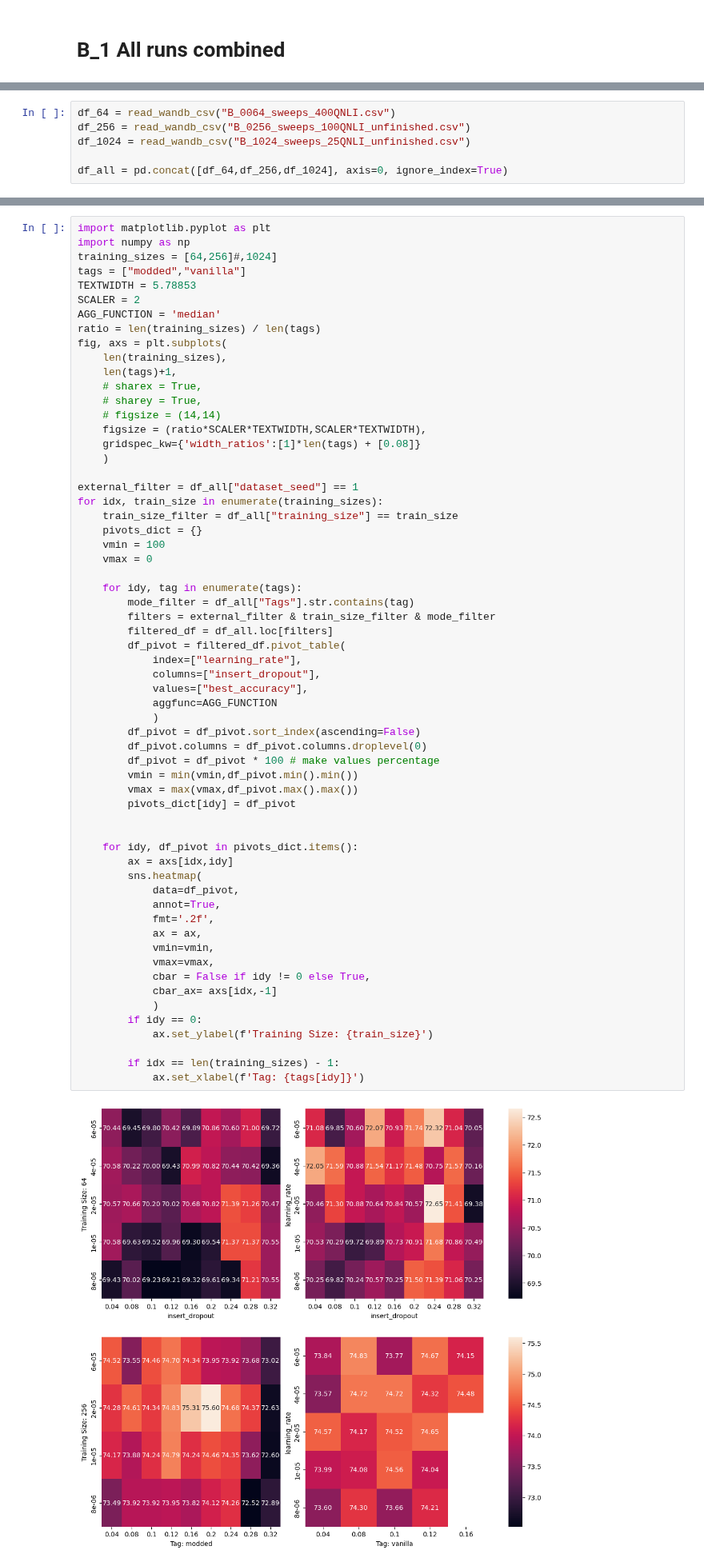
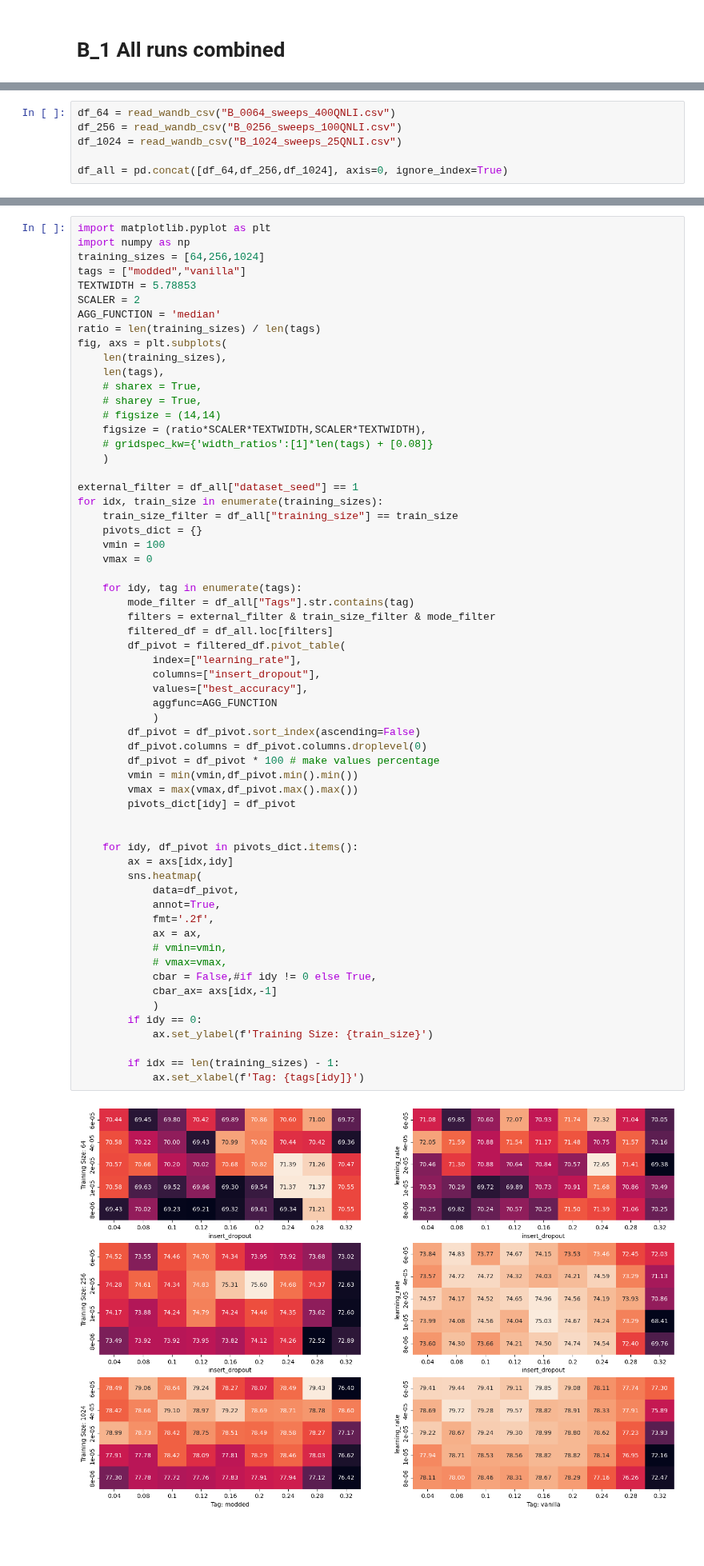
Before and after one commit to Ricu/fantastic-umbrella, a Jupyter notebook: notebooks/plotting_heatmaps.ipynb, the cells around one changed output, grey strips where cells are left out. Shown at 80% size. Saved outputs shown, nothing was run; the diff lists cells and outputs as text; blank space fills up the shorter version.

```diff
--- a/notebooks/plotting_heatmaps.ipynb
+++ b/notebooks/plotting_heatmaps.ipynb
@@ -51,7 +51,7 @@ Dataset Seed 2:
 - 18_S4-5 (fertig)
 # %%
 df_64 = read_wandb_csv("B_0064_sweeps_400QNLI.csv")
-df_256 = read_wandb_csv("B_0256_sweeps_100QNLI_unfinished.csv")
-df_1024 = read_wandb_csv("B_1024_sweeps_25QNLI_unfinished.csv")
+df_256 = read_wandb_csv("B_0256_sweeps_100QNLI.csv")
+df_1024 = read_wandb_csv("B_1024_sweeps_25QNLI.csv")
 
 df_all = pd.concat([df_64,df_256,df_1024], axis=0, ignore_index=True)
@@ -62,7 +58,7 @@ array([nan,  0.])
 # %%
 import matplotlib.pyplot as plt
 import numpy as np
-training_sizes = [64,256]#,1024]
+training_sizes = [64,256,1024]
 tags = ["modded","vanilla"]
 TEXTWIDTH = 5.78853
 SCALER = 2
@@ -70,12 +66,12 @@ AGG_FUNCTION = 'median'
 ratio = len(training_sizes) / len(tags)
 fig, axs = plt.subplots(
     len(training_sizes),
-    len(tags)+1,
+    len(tags),
     # sharex = True,
     # sharey = True,
     # figsize = (14,14)
     figsize = (ratio*SCALER*TEXTWIDTH,SCALER*TEXTWIDTH),
-    gridspec_kw={'width_ratios':[1]*len(tags) + [0.08]}
+    # gridspec_kw={'width_ratios':[1]*len(tags) + [0.08]}
     )
 
 external_filter = df_all["dataset_seed"] == 1
@@ -91,37 +87,37 @@ for idx, train_size in enumerate(training_sizes):
         filtered_df = df_all.loc[filters]
         df_pivot = filtered_df.pivot_table(
             index=["learning_rate"],
             columns=["insert_dropout"],
             values=["best_accuracy"],
             aggfunc=AGG_FUNCTION
             )
         df_pivot = df_pivot.sort_index(ascending=False)
         df_pivot.columns = df_pivot.columns.droplevel(0)
         df_pivot = df_pivot * 100 # make values percentage
         vmin = min(vmin,df_pivot.min().min())
         vmax = max(vmax,df_pivot.max().max())
         pivots_dict[idy] = df_pivot
 
 
     for idy, df_pivot in pivots_dict.items():
         ax = axs[idx,idy]
         sns.heatmap(
             data=df_pivot,
             annot=True,
             fmt='.2f',
             ax = ax,
-            vmin=vmin,
-            vmax=vmax,
-            cbar = False if idy != 0 else True,
+            # vmin=vmin,
+            # vmax=vmax,
+            cbar = False,#if idy != 0 else True,
             cbar_ax= axs[idx,-1]
             )
         if idy == 0:
             ax.set_ylabel(f'Training Size: {train_size}')
 
         if idx == len(training_sizes) - 1:
             ax.set_xlabel(f'Tag: {tags[idy]}')
 # %% [output]
-[figure, old version]
+[figure, new version]
 # %%
 filters = (df["catch_dropout"] == 0) and ()
 
```
Also changed, not shown: parts of 8 cells of this notebook, 14 other files.
